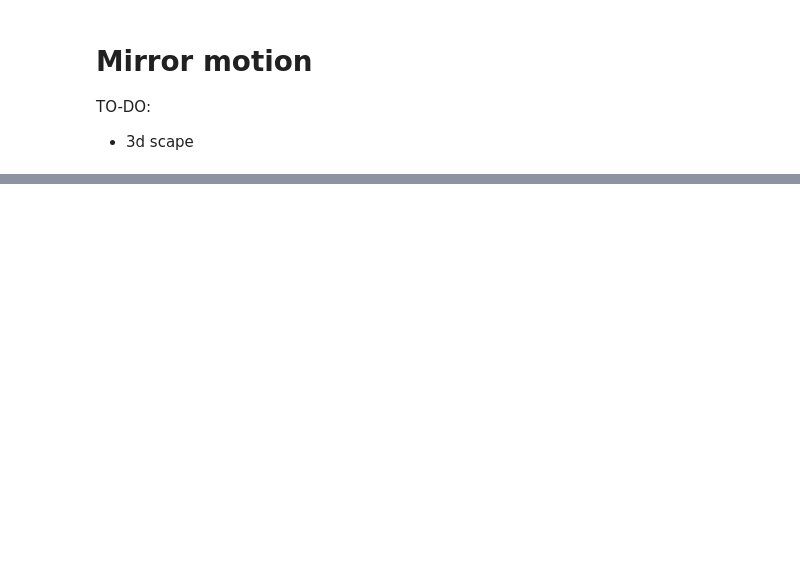
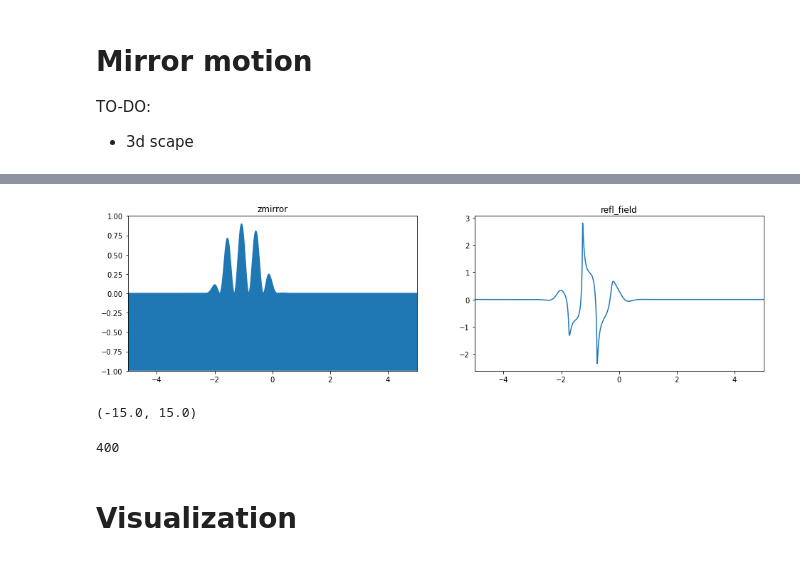
Before and after one commit to ekonyagin/wave_propagation, a Jupyter notebook: OAM_VTK_refined.ipynb, the cells around one changed output, grey strips where cells are left out. Cells and saved outputs as stored; diff of their text form; code cells hidden in the pictures; blank space fills up the shorter version.

```diff
--- a/OAM_VTK_refined.ipynb
+++ b/OAM_VTK_refined.ipynb
@@ -288,0 +372,37 @@ def Plotter(n=0):
+# %%
+#plt.plot(lg_oam.zmirror[10,10])
+#plt.show()
+#plt.plot(lg_oam.refl_field[10,10])
+#plt.show()
+x = np.linspace(lg_oam.zmin, lg_oam.zmax, lg_oam.nofzs)
+y1 = lg_oam.zmirror[10,10]
+y2 = lg_oam.refl_field[10,10]
+fig = plt.figure(figsize=(16,4))
+ax = fig.add_subplot(121)
+ax.set_title(f"zmirror")
+ax.plot(x,y1)
+ax.set_xlim(-5,5)
+ax.set_ylim(-1,1)
+plt.fill_between(x, y1, -1)
+ax = fig.add_subplot(122)
+ax.set_title(f"refl_field")
+#ax.gca(projection="polar")
+ax.plot(x,y2)
+ax.set_xlim(-5,5)
+plt.show()
+# %% [output]
+[figure, added]
+# %%
+x.min(),x.max()
+# %% [output]
+(-15.0, 15.0)
+# %%
+xlims = (-2.0, 0.5)
+dist = xlims[1] - xlims[0]
+dist_total = x.max() - x.min()
+ratio = dist*1./dist_total
+int(ratio*len(x))
+# %% [output]
+400
+# %% [markdown]
+# Visualization
```
Also changed, not shown: parts of 50 cells of this notebook, 1 other file.
